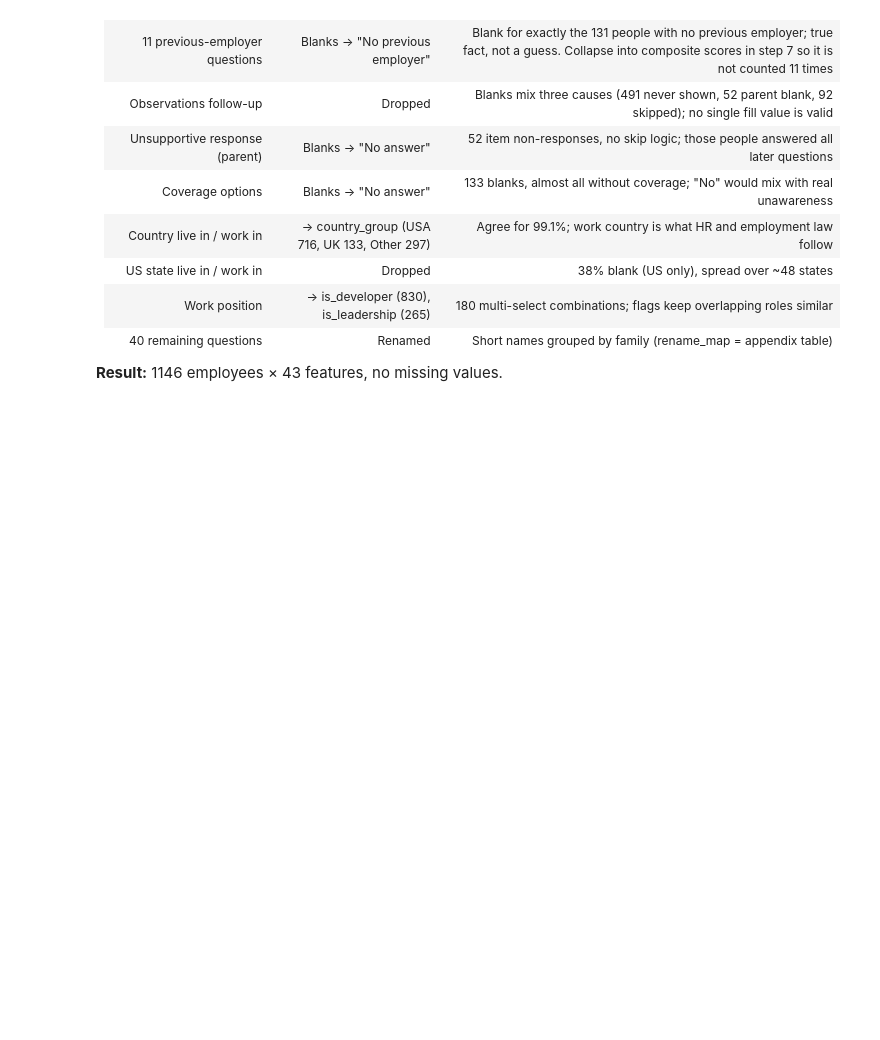
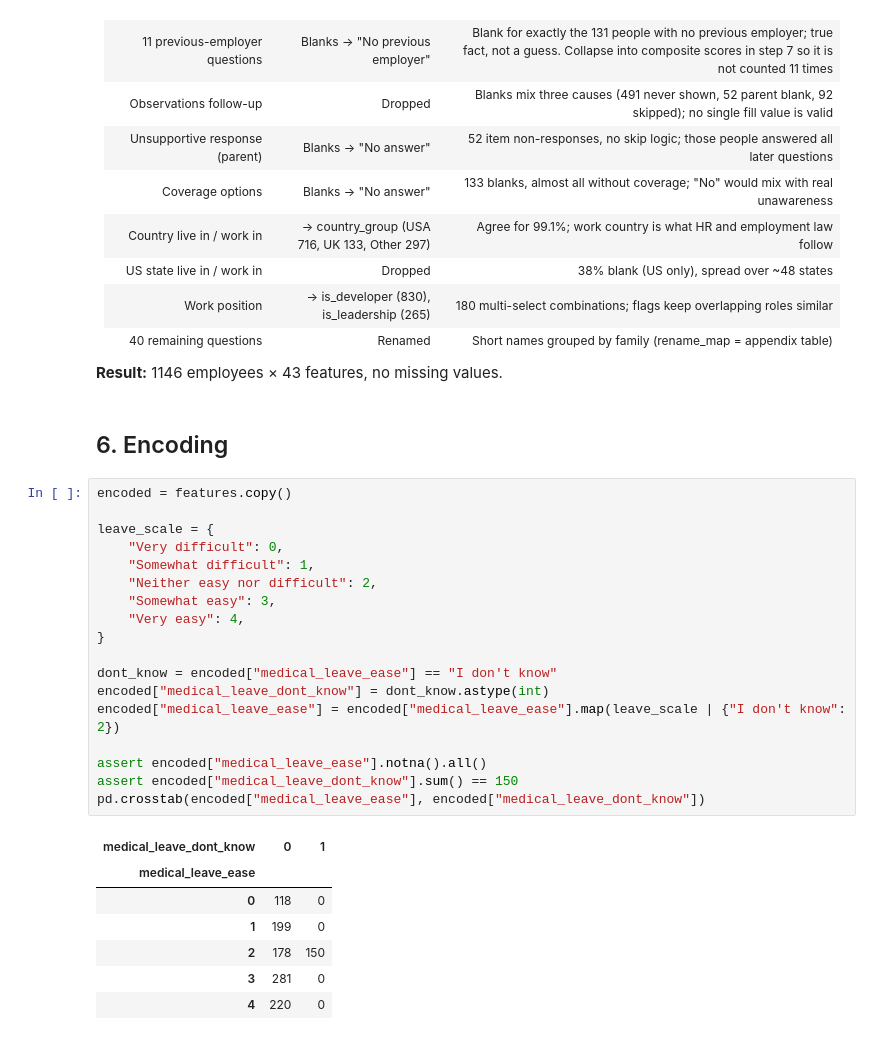
Before and after one commit to fluyid/osmi-mental-health-in-tech, a Jupyter notebook: osmi-clustering/notebooks/01_clustering.ipynb, the cells around one changed output. Saved outputs shown, nothing was run; the diff lists cells and outputs as text; blank space fills up the shorter version.

Commit message:
Encode medical leave ease as 0 to 4 scale with don't-know flag
Maps the five answers to 0 (very difficult) to 4 (very easy). The 150 'I don't know' answers get the neutral midpoint 2 so they are not pulled toward either end, plus a medical_leave_dont_know flag that keeps the information.

```diff
--- a/osmi-clustering/notebooks/01_clustering.ipynb
+++ b/osmi-clustering/notebooks/01_clustering.ipynb
@@ -687,3 +687,31 @@ This step decides which survey answers go into the clustering and how their miss
 | 40 remaining questions | Renamed | Short names grouped by family (rename_map = appendix table) |
 
 **Result:** 1146 employees × 43 features, no missing values.
+# %% [markdown]
+## 6. Encoding
+# %%
+encoded = features.copy()
+
+leave_scale = {
+    "Very difficult": 0,
+    "Somewhat difficult": 1,
+    "Neither easy nor difficult": 2,
+    "Somewhat easy": 3,
+    "Very easy": 4,
+}
+
+dont_know = encoded["medical_leave_ease"] == "I don't know"
+encoded["medical_leave_dont_know"] = dont_know.astype(int)
+encoded["medical_leave_ease"] = encoded["medical_leave_ease"].map(leave_scale | {"I don't know": 2})
+
+assert encoded["medical_leave_ease"].notna().all()
+assert encoded["medical_leave_dont_know"].sum() == 150
+pd.crosstab(encoded["medical_leave_ease"], encoded["medical_leave_dont_know"])
+# %% [output]
+| medical_leave_dont_know | 0 | 1 |
+| medical_leave_ease |  |  |
+| 0 | 118 | 0 |
+| 1 | 199 | 0 |
+| 2 | 178 | 150 |
+| 3 | 281 | 0 |
+| 4 | 220 | 0 |
```
